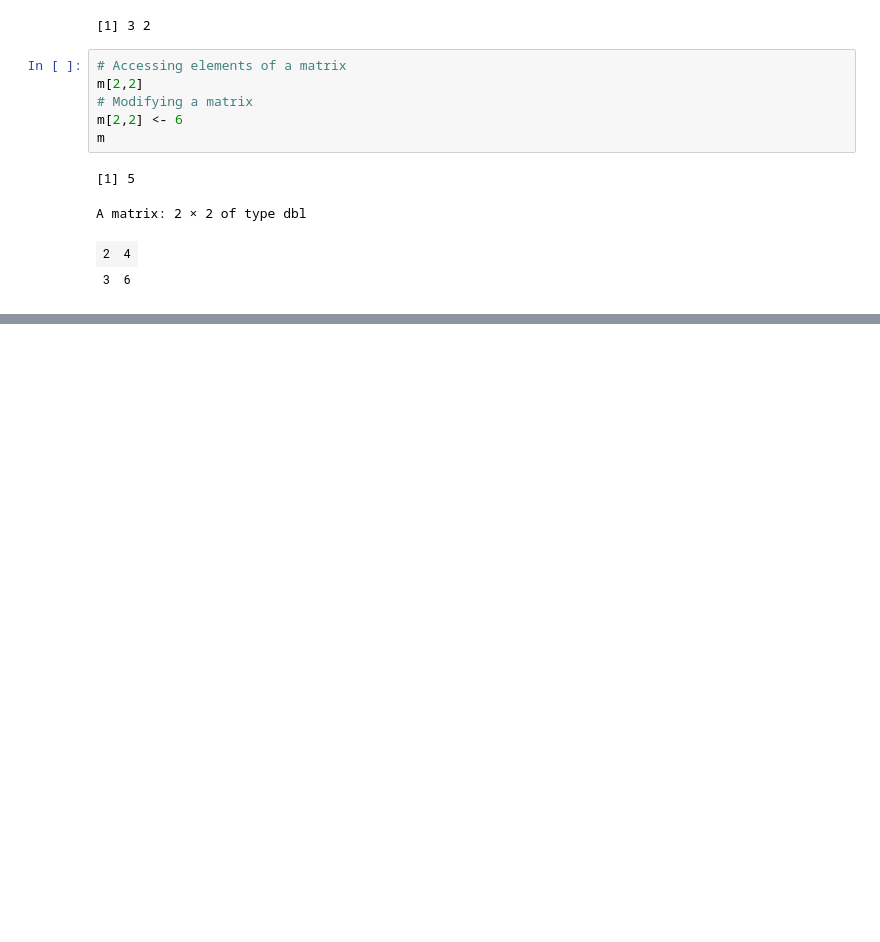
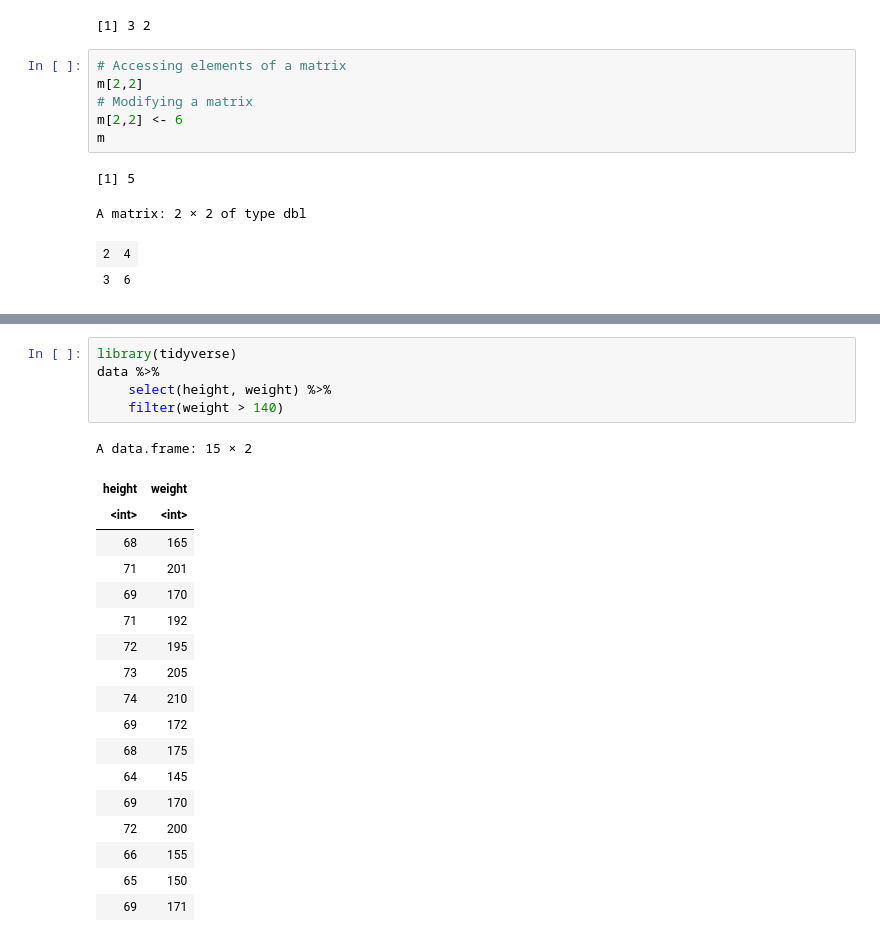
Before and after one commit to Victor-Mufasa/Computer-Interactive-Statistics, a Jupyter notebook: index.ipynb, the cells around one changed output, grey strips where cells are left out. Saved outputs shown, nothing was run; the diff lists cells and outputs as text; blank space fills up the shorter version.

```diff
--- a/index.ipynb
+++ b/index.ipynb
@@ -239,0 +269,24 @@ Has the following parameters;
+# %%
+library(tidyverse)
+data %>%
+    select(height, weight) %>%
+    filter(weight > 140)
+# %% [output]
+A data.frame: 15 × 2
+| height | weight |
+| <int> | <int> |
+| 68 | 165 |
+| 71 | 201 |
+| 69 | 170 |
+| 71 | 192 |
+| 72 | 195 |
+| 73 | 205 |
+| 74 | 210 |
+| 69 | 172 |
+| 68 | 175 |
+| 64 | 145 |
+| 69 | 170 |
+| 72 | 200 |
+| 66 | 155 |
+| 65 | 150 |
+| 69 | 171 |
```
Also changed, not shown: parts of 10 cells of this notebook.
